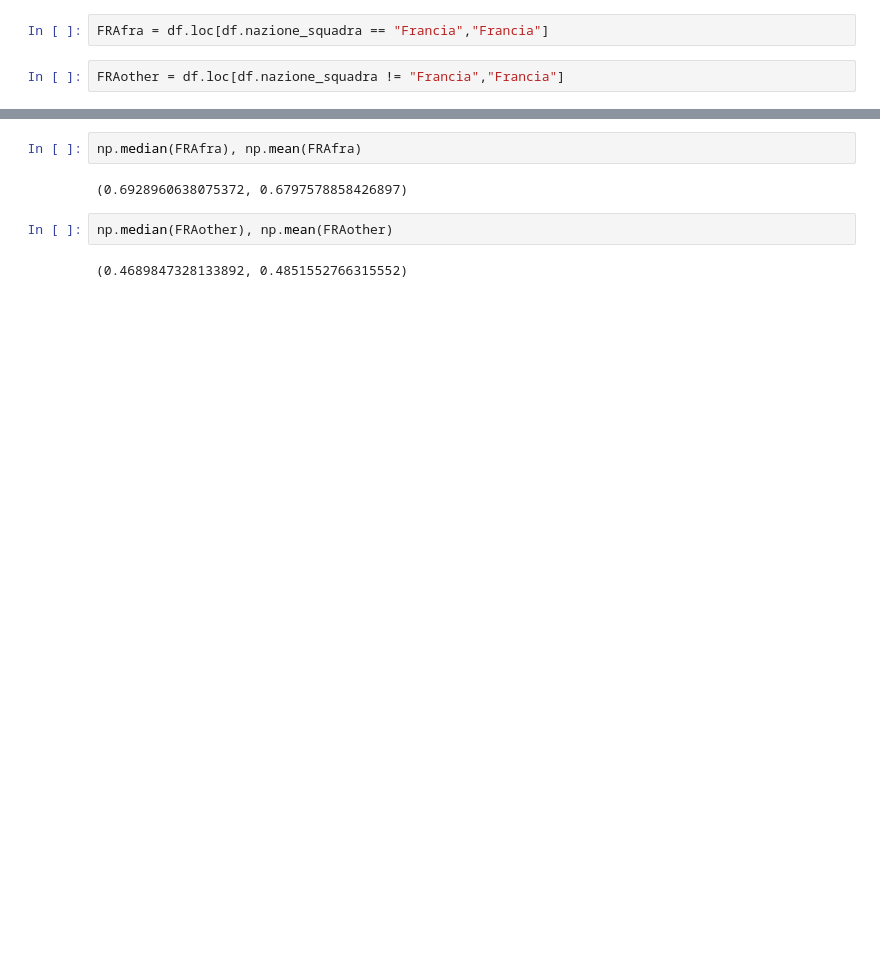
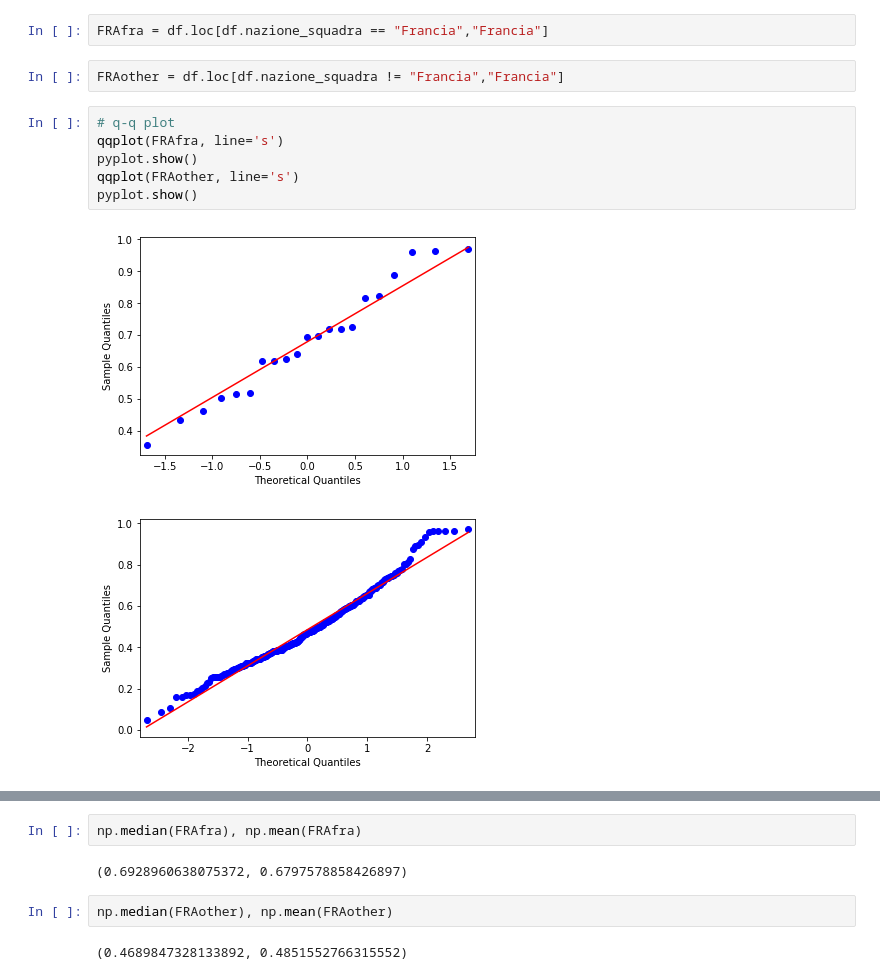
Before and after one commit to FedericoMelograna/popolarita-nel-calcio, a Jupyter notebook: source/Data_Analysis/02 - T test.ipynb, the cells around one changed output, grey strips where cells are left out. Saved outputs shown, nothing was run; the diff lists cells and outputs as text; blank space fills up the shorter version.

```diff
--- a/source/Data_Analysis/02 - T test.ipynb
+++ b/source/Data_Analysis/02 - T test.ipynb
@@ -162,3 +149,12 @@ Ttest_indResult(statistic=10.296483095801985, pvalue=1.8013034839673113e-21)
 FRAfra = df.loc[df.nazione_squadra == "Francia","Francia"]
 # %%
 FRAother = df.loc[df.nazione_squadra != "Francia","Francia"]
+# %%
+# q-q plot
+qqplot(FRAfra, line='s')
+pyplot.show()
+qqplot(FRAother, line='s')
+pyplot.show()
+# %% [output]
+[figure, added]
+[figure, added]
```
Also changed, not shown: parts of 40 cells of this notebook.
